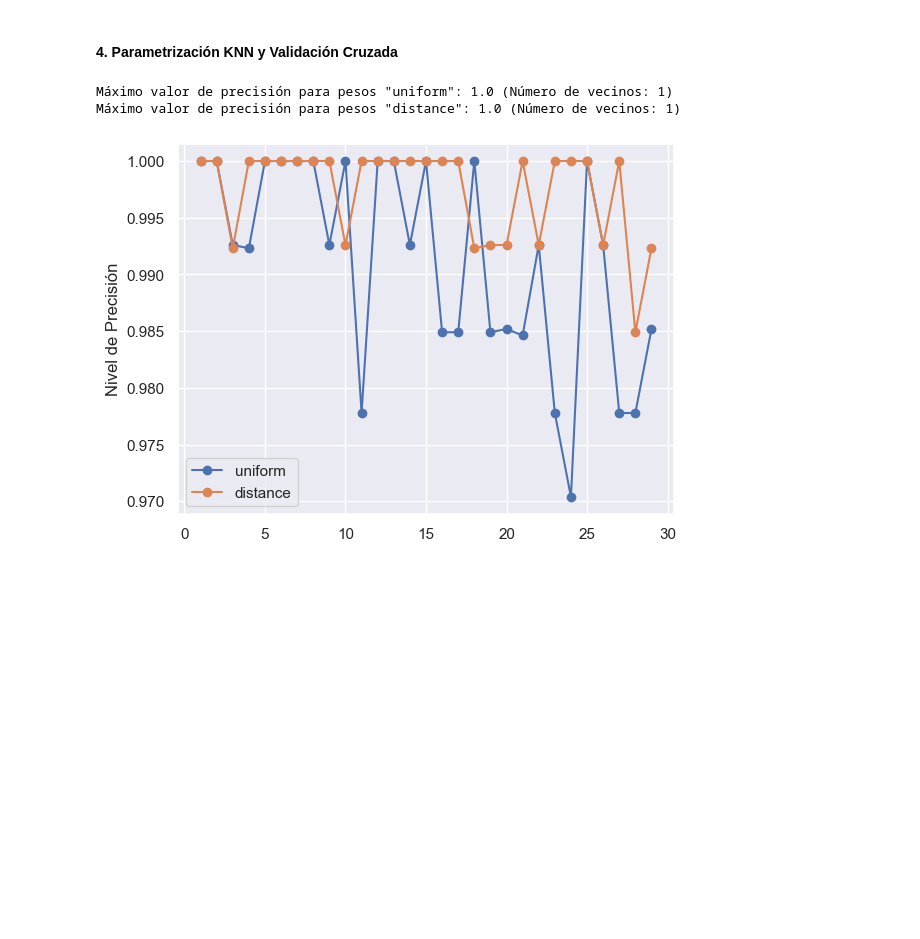
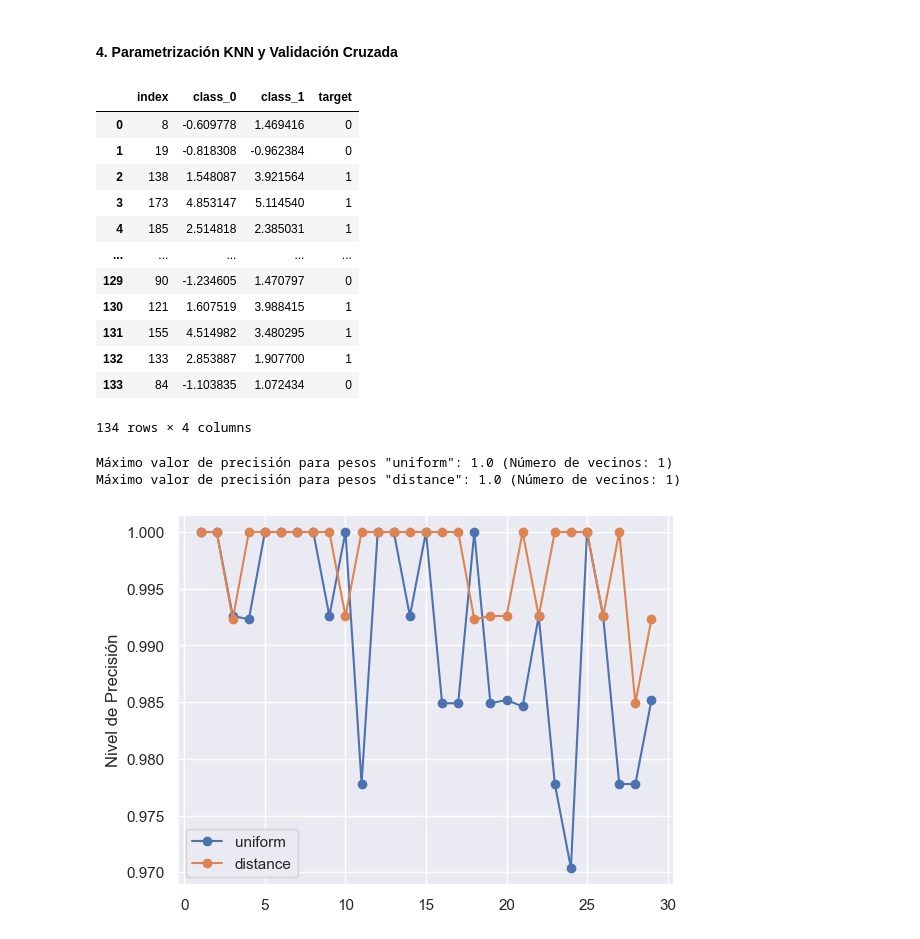
Before and after one commit to viorbe20/ai-machine-learning-systems, a Jupyter notebook: ej1-naive-bayes-knn.ipynb, the cells around one changed output. Cells and saved outputs as stored; diff of their text form; code cells hidden in the pictures; blank space fills up the shorter version.

```diff
--- a/ej1-naive-bayes-knn.ipynb
+++ b/ej1-naive-bayes-knn.ipynb
@@ -85,10 +86,25 @@ df_classes.corr()
 # %%
 from sklearn.model_selection import train_test_split
 
 # División el conjunto de datos en train y test en un porcentaje de 2/3 vs 1/3
-train, test = train_test_split(df_classes[['Class_0','Class_1', 'Target']], test_size=0.33)
+train, test = train_test_split(df_classes[['class_0','class_1', 'target']], test_size=0.33)
 train.reset_index(inplace = True)
 test.reset_index(inplace = True)
+train
+# %% [output]
+|  | index | class_0 | class_1 | target |
+| 0 | 8 | -0.609778 | 1.469416 | 0 |
+| 1 | 19 | -0.818308 | -0.962384 | 0 |
+| 2 | 138 | 1.548087 | 3.921564 | 1 |
+| 3 | 173 | 4.853147 | 5.114540 | 1 |
+| 4 | 185 | 2.514818 | 2.385031 | 1 |
+| ... | ... | ... | ... | ... |
+| 129 | 90 | -1.234605 | 1.470797 | 0 |
+| 130 | 121 | 1.607519 | 3.988415 | 1 |
+| 131 | 155 | 4.514982 | 3.480295 | 1 |
+| 132 | 133 | 2.853887 | 1.907700 | 1 |
+| 133 | 84 | -1.103835 | 1.072434 | 0 |
+134 rows × 4 columns
 # %%
 from sklearn import neighbors
 from sklearn.model_selection import KFold
```
Also changed, not shown: parts of 10 cells of this notebook.
